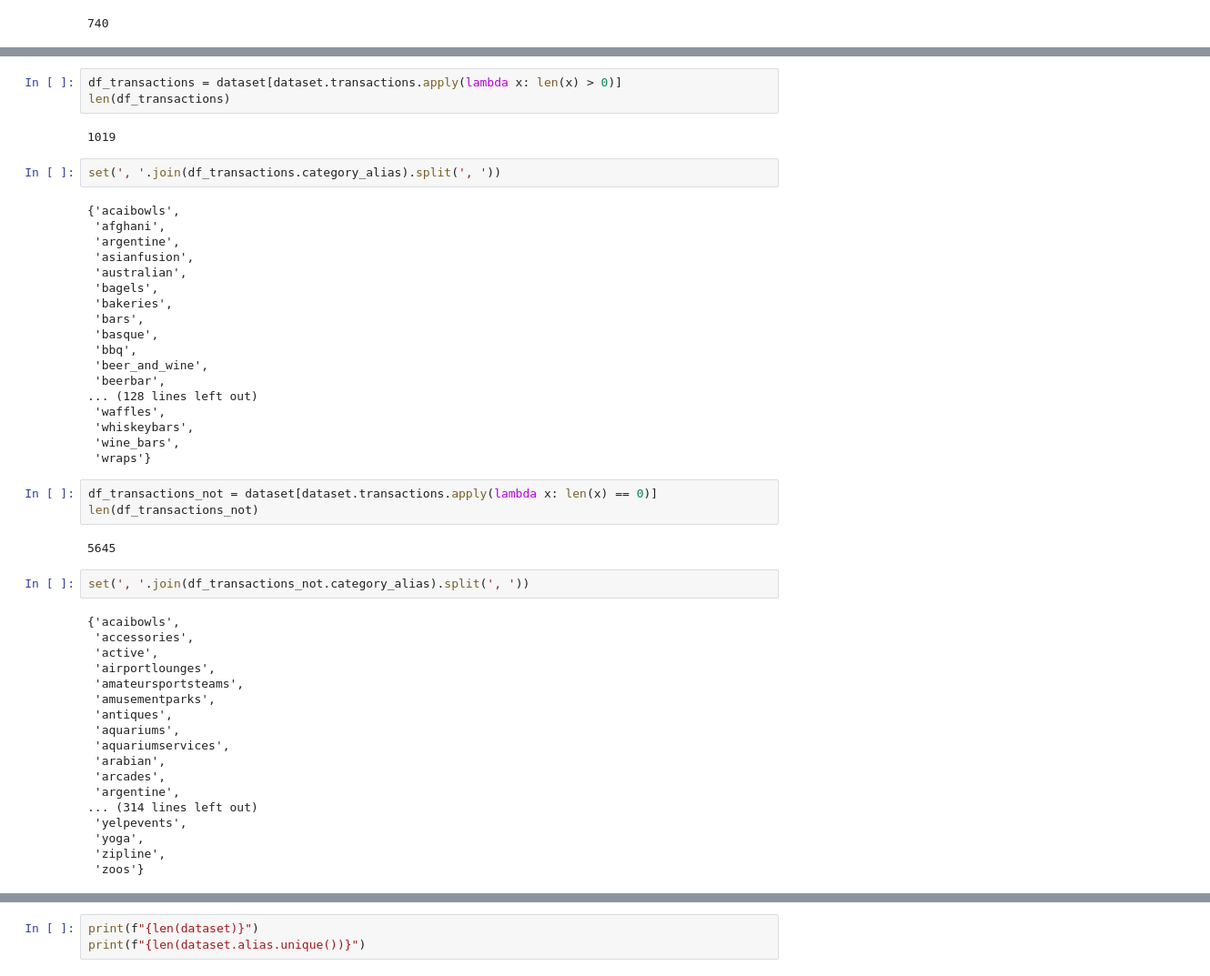
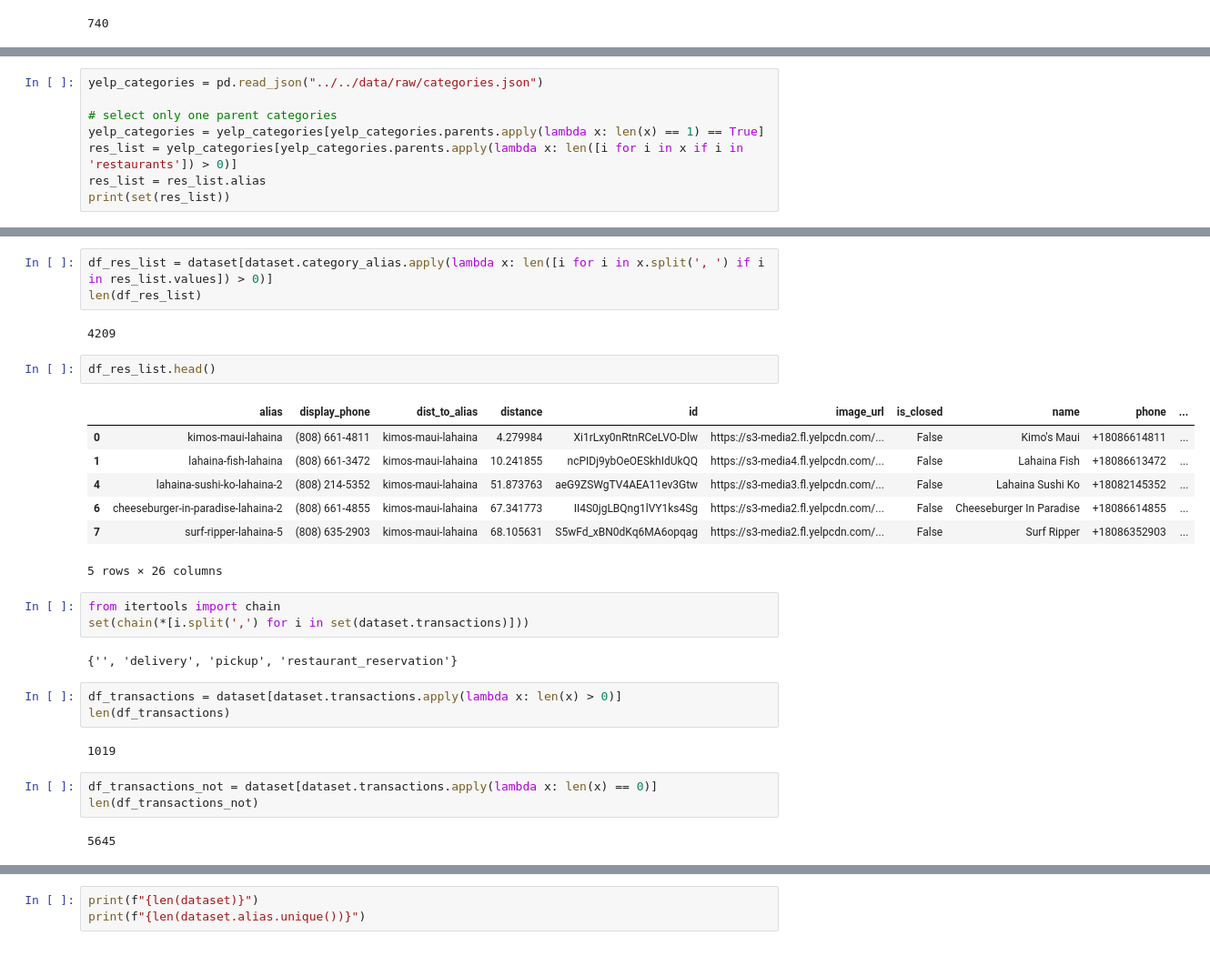
Before and after one commit to metinsenturk/review-analysis, a Jupyter notebook: notebooks/eda/businesses.ipynb, the cells around one changed output, grey strips where cells are left out. Shown: that part at 91% size. Cells and saved outputs as stored; diff of their text form.

```diff
--- a/notebooks/eda/businesses.ipynb
+++ b/notebooks/eda/businesses.ipynb
@@ -101,0 +99,8 @@ pd.read_csv('../../data/raw/yp_competitors.csv').head()
+# %%
+yelp_categories = pd.read_json("../../data/raw/categories.json")
+
+# select only one parent categories
+yelp_categories = yelp_categories[yelp_categories.parents.apply(lambda x: len(x) == 1) == True]
+res_list = yelp_categories[yelp_categories.parents.apply(lambda x: len([i for i in x if i in 'restaurants']) > 0)]
+res_list = res_list.alias
+print(set(res_list))
@@ -102,50 +122,30 @@ pd.read_csv('../../data/raw/yp_competitors.csv').head()
+# %%
+df_res_list = dataset[dataset.category_alias.apply(lambda x: len([i for i in x.split(', ') if i in res_list.values]) > 0)]
+len(df_res_list)
+# %% [output]
+4209
+# %%
+df_res_list.head()
+# %% [output]
+|  | alias | display_phone | dist_to_alias | distance | id | image_url | is_closed | name | phone | ... |
+| 0 | kimos-maui-lahaina | (808) 661-4811 | kimos-maui-lahaina | 4.279984 | Xi1rLxy0nRtnRCeLVO-Dlw | https://s3-media2.fl.yelpcdn.com/... | False | Kimo's Maui | +18086614811 | ... |
+| 1 | lahaina-fish-lahaina | (808) 661-3472 | kimos-maui-lahaina | 10.241855 | ncPIDj9ybOeOESkhIdUkQQ | https://s3-media4.fl.yelpcdn.com/... | False | Lahaina Fish | +18086613472 | ... |
+| 4 | lahaina-sushi-ko-lahaina-2 | (808) 214-5352 | kimos-maui-lahaina | 51.873763 | aeG9ZSWgTV4AEA11ev3Gtw | https://s3-media3.fl.yelpcdn.com/... | False | Lahaina Sushi Ko | +18082145352 | ... |
+| 6 | cheeseburger-in-paradise-lahaina-2 | (808) 661-4855 | kimos-maui-lahaina | 67.341773 | II4S0jgLBQng1lVY1ks4Sg | https://s3-media2.fl.yelpcdn.com/... | False | Cheeseburger In Paradise | +18086614855 | ... |
+| 7 | surf-ripper-lahaina-5 | (808) 635-2903 | kimos-maui-lahaina | 68.105631 | S5wFd_xBN0dKq6MA6opqag | https://s3-media2.fl.yelpcdn.com/... | False | Surf Ripper | +18086352903 | ... |
+5 rows × 26 columns
+# %%
+from itertools import chain
+set(chain(*[i.split(',') for i in set(dataset.transactions)]))
+# %% [output]
+{'', 'delivery', 'pickup', 'restaurant_reservation'}
 # %%
 df_transactions = dataset[dataset.transactions.apply(lambda x: len(x) > 0)]
 len(df_transactions)
 # %% [output]
 1019
-# %%
-set(', '.join(df_transactions.category_alias).split(', '))
-# %% [output]
-{'acaibowls',
- 'afghani',
- 'argentine',
- 'asianfusion',
- 'australian',
- 'bagels',
- 'bakeries',
- 'bars',
- 'basque',
- 'bbq',
- 'beer_and_wine',
- 'beerbar',
-... (128 lines left out)
- 'waffles',
- 'whiskeybars',
- 'wine_bars',
- 'wraps'}
 # %%
 df_transactions_not = dataset[dataset.transactions.apply(lambda x: len(x) == 0)]
 len(df_transactions_not)
 # %% [output]
 5645
-# %%
-set(', '.join(df_transactions_not.category_alias).split(', '))
-# %% [output]
-{'acaibowls',
- 'accessories',
- 'active',
- 'airportlounges',
- 'amateursportsteams',
- 'amusementparks',
- 'antiques',
- 'aquariums',
- 'aquariumservices',
- 'arabian',
- 'arcades',
- 'argentine',
-... (314 lines left out)
- 'yelpevents',
- 'yoga',
- 'zipline',
- 'zoos'}
```
Also changed, not shown: parts of 18 cells of this notebook, 8 other files.
